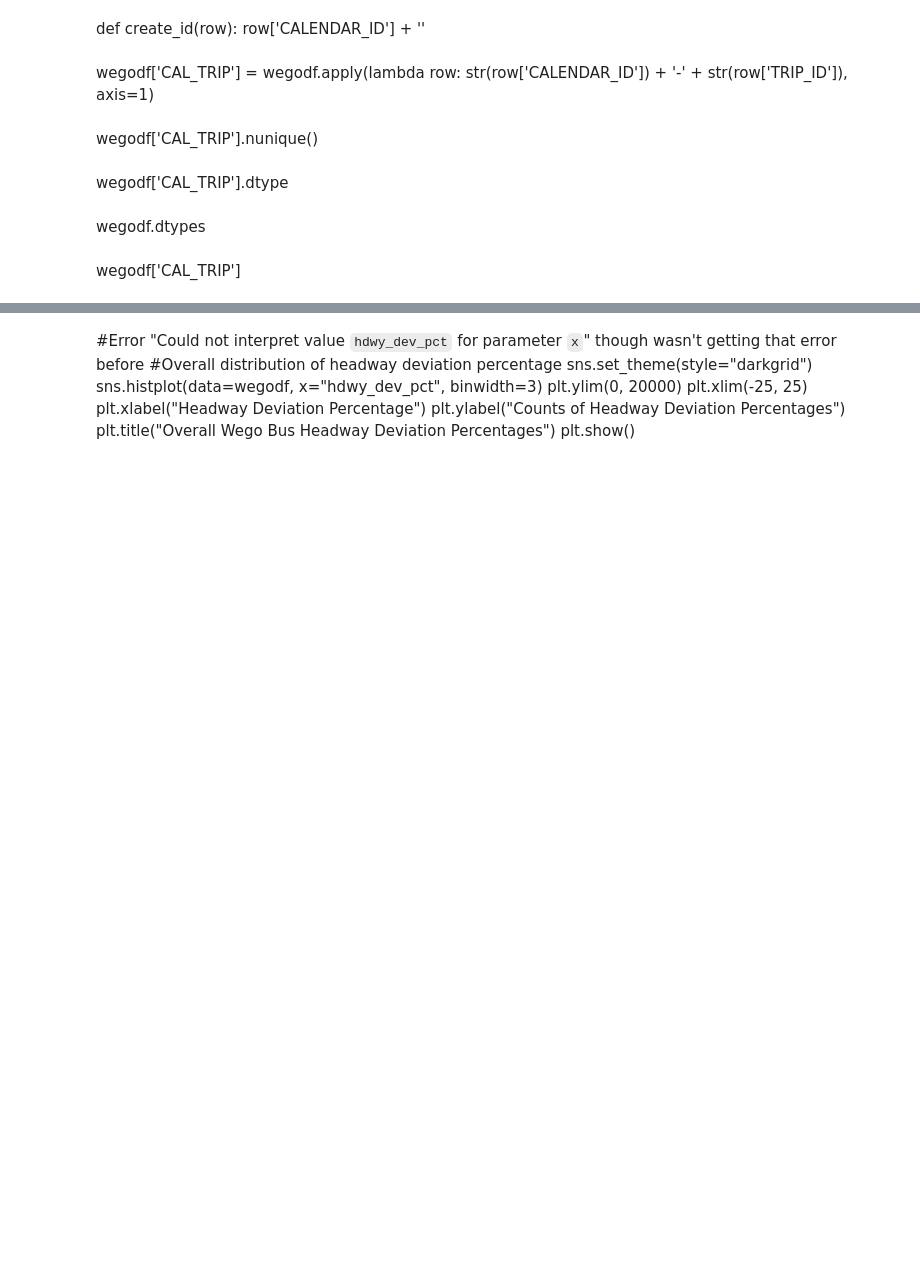
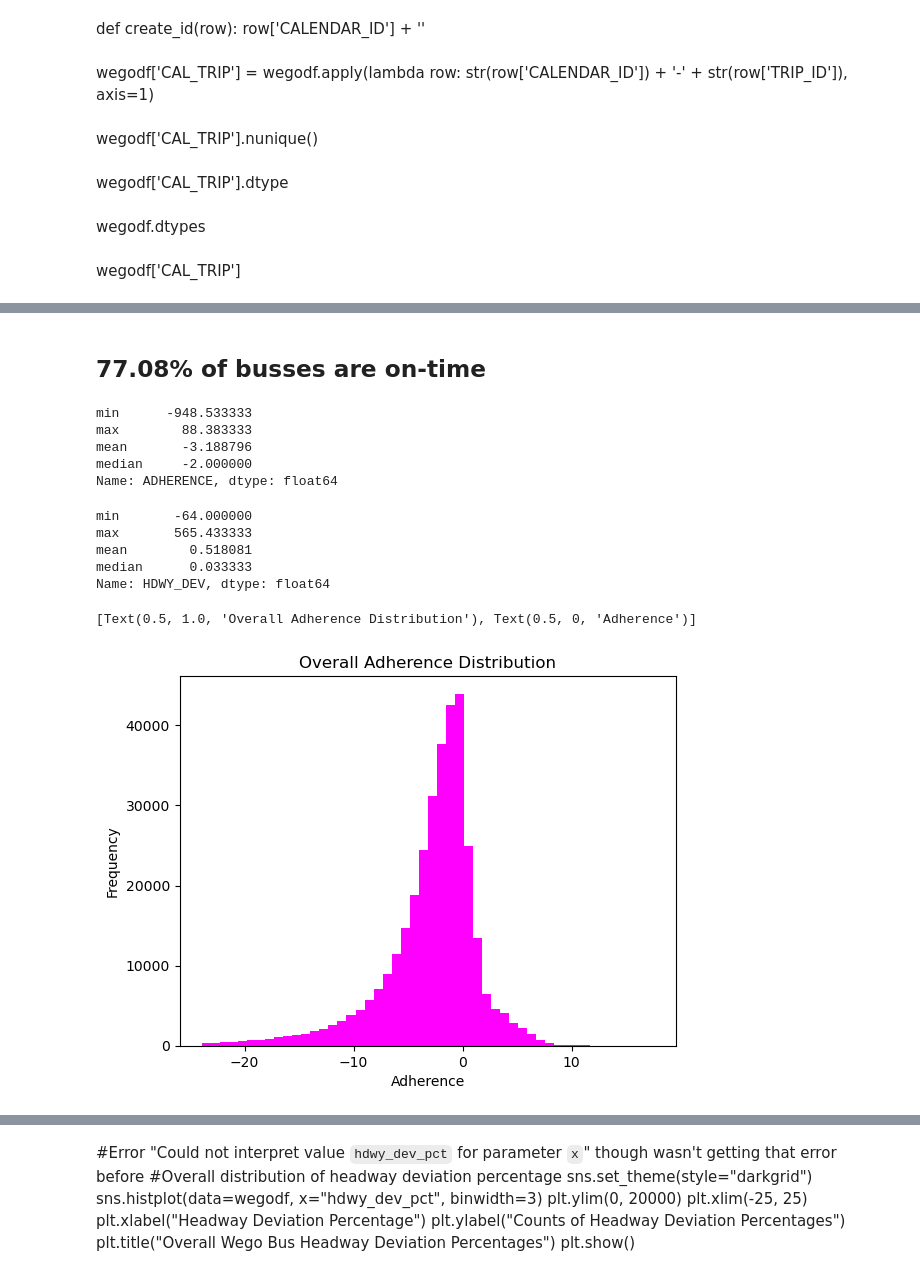
Before and after one commit to NSS-Data-Analytics-Cohort-11/wego-new-california-republic, a Jupyter notebook: notebooks/DA11 New California Republic Wego Project.ipynb, the cells around one changed output, grey strips where cells are left out. Saved outputs shown, nothing was run; the diff lists cells and outputs as text; code cells hidden in the pictures; blank space fills up the shorter version.

```diff
--- a/notebooks/DA11 New California Republic Wego Project.ipynb
+++ b/notebooks/DA11 New California Republic Wego Project.ipynb
@@ -241,20 +105,0 @@ plt.show()
-# %%
-#Overall distribution of adherence with previously scheduled stops removed
-sns.set_theme(style="whitegrid")
-sns.histplot(data=no_sched_stop, x="ADHERENCE", binwidth=3)
-plt.ylim(0, 140000)
-plt.xlim(-25, 25)
-plt.xlabel("Adherences")
-plt.ylabel("Counts of Adherence")
-plt.title("Overall Wego Bus Adherence")
-plt.show()
-# %%
-#Overall distribution of headway deviation
-sns.set_theme(style="darkgrid")
-sns.histplot(data=wegodf, x="HDWY_DEV", binwidth=3)
-plt.ylim(0, 100000)
-plt.xlim(-25, 25)
-plt.xlabel("Headway Deviation")
-plt.ylabel("Counts of Headway Deviation")
-plt.title("Overall Wego Bus Headway Deviation")
-plt.show()
@@ -260,0 +110,22 @@ plt.show()
+# %% [markdown]
+## 77.08% of busses are on-time
+# %%
+wegodf['ADHERENCE'].apply(['min', 'max', 'mean', 'median'])
+# %% [output]
+min      -948.533333
+max        88.383333
+mean       -3.188796
+median     -2.000000
+Name: ADHERENCE, dtype: float64
+# %%
+wegodf['HDWY_DEV'].apply(['min', 'max', 'mean', 'median'])
+# %% [output]
+min       -64.000000
+max       565.433333
+mean        0.518081
+median      0.033333
+Name: HDWY_DEV, dtype: float64
+# %%
+# Calculating Adherence mean and standard deviation
+adh_mean = wegodf['ADHERENCE'].mean()
+adh_std = np.std(wegodf['ADHERENCE'])
@@ -260,0 +136,17 @@ plt.show()
+# %%
+adh_mean_std = (
+    wegodf[wegodf['ADHERENCE'].between(adh_mean - adh_std*3,
+                                   adh_mean + adh_std*3,
+                                   inclusive='both')]
+    ['ADHERENCE']
+    .plot(kind='hist',
+          bins=50, color= 'magenta')
+)
+
+adh_mean_std.set(
+    title='Overall Adherence Distribution',
+    xlabel='Adherence'
+    )
+# %% [output]
+[Text(0.5, 1.0, 'Overall Adherence Distribution'), Text(0.5, 0, 'Adherence')]
+[figure, added]
```
Also changed, not shown: parts of 55 cells of this notebook.
